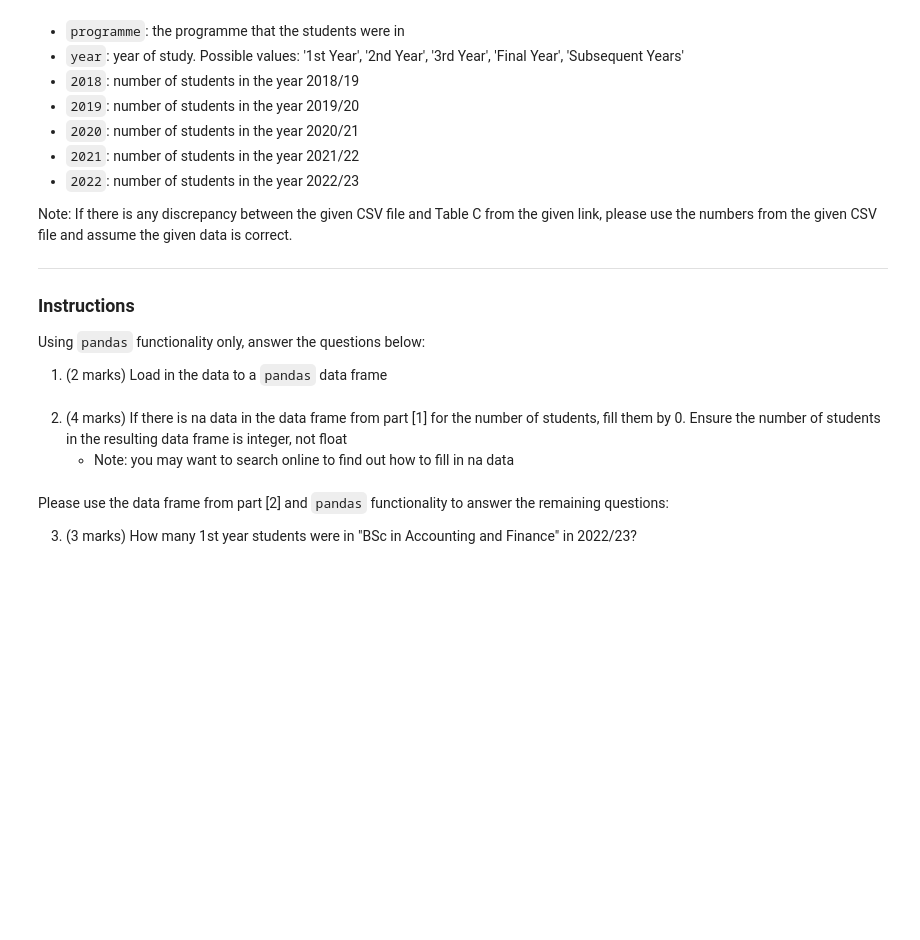
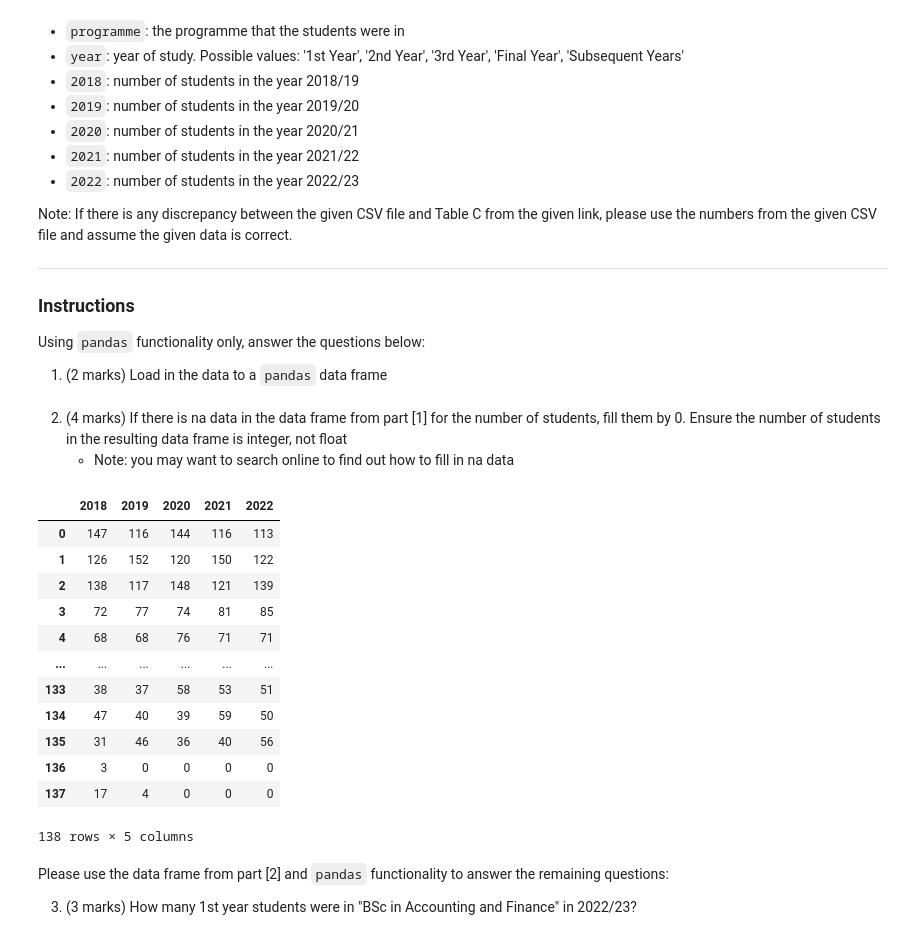
Before and after one commit to crypanon/ST101-Summative-2, a Jupyter notebook: src/lse_students.ipynb, the cells around one changed output. Cells and saved outputs as stored; diff of their text form; code cells hidden in the pictures; blank space fills up the shorter version.

```diff
--- a/src/lse_students.ipynb
+++ b/src/lse_students.ipynb
@@ -33,6 +33,21 @@ df = pd.read_csv('../data/lse_students.csv')
     * Note: you may want to search online to find out how to fill in na data
 # %%
 df = df.fillna(0)
+df[['2018','2019','2020','2021','2022']].astype(int)
+# %% [output]
+|  | 2018 | 2019 | 2020 | 2021 | 2022 |
+| 0 | 147 | 116 | 144 | 116 | 113 |
+| 1 | 126 | 152 | 120 | 150 | 122 |
+| 2 | 138 | 117 | 148 | 121 | 139 |
+| 3 | 72 | 77 | 74 | 81 | 85 |
+| 4 | 68 | 68 | 76 | 71 | 71 |
+| ... | ... | ... | ... | ... | ... |
+| 133 | 38 | 37 | 58 | 53 | 51 |
+| 134 | 47 | 40 | 39 | 59 | 50 |
+| 135 | 31 | 46 | 36 | 40 | 56 |
+| 136 | 3 | 0 | 0 | 0 | 0 |
+| 137 | 17 | 4 | 0 | 0 | 0 |
+138 rows × 5 columns
 # %% [markdown]
 Please use the data frame from part [2] and `pandas` functionality to answer the remaining questions:
 
```
Also changed, not shown: parts of 5 cells of this notebook, 5 other files.
